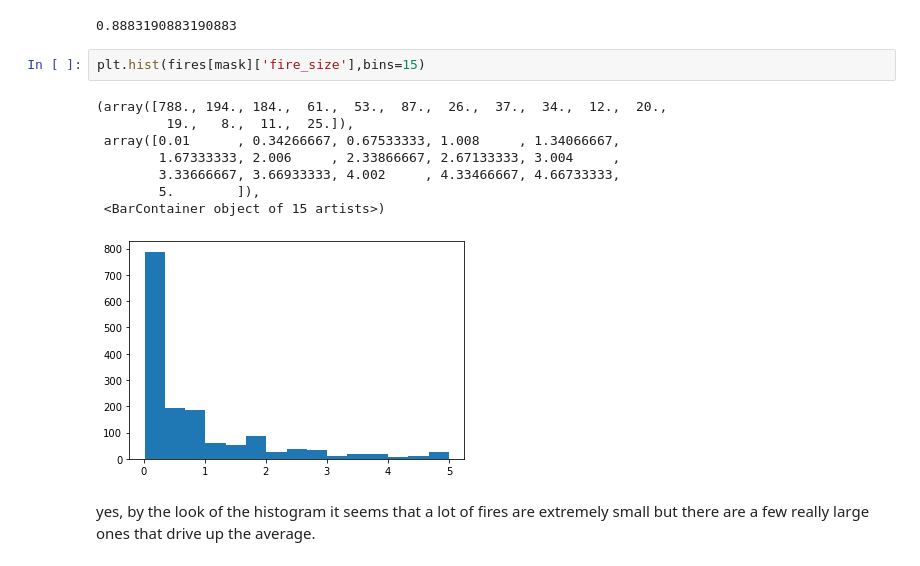
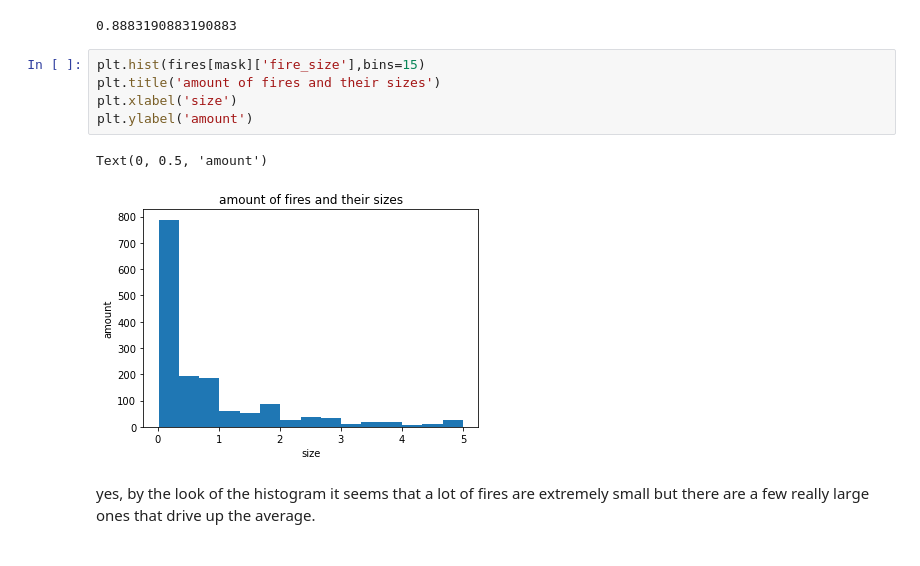
Before and after one commit to Michael-Bellaver/cmse202-s21-turnin, a Jupyter notebook: hw-02/HW-02_PandasReviewAndPythonObjects-STUDENT.ipynb, the cells around one changed output. Saved outputs shown, nothing was run; the diff lists cells and outputs as text.

```diff
--- a/hw-02/HW-02_PandasReviewAndPythonObjects-STUDENT.ipynb
+++ b/hw-02/HW-02_PandasReviewAndPythonObjects-STUDENT.ipynb
@@ -173,15 +176,12 @@ print(fraction)
 0.8883190883190883
 # %%
 plt.hist(fires[mask]['fire_size'],bins=15)
+plt.title('amount of fires and their sizes')
+plt.xlabel('size')
+plt.ylabel('amount')
 # %% [output]
-(array([788., 194., 184.,  61.,  53.,  87.,  26.,  37.,  34.,  12.,  20.,
-         19.,   8.,  11.,  25.]),
- array([0.01      , 0.34266667, 0.67533333, 1.008     , 1.34066667,
-        1.67333333, 2.006     , 2.33866667, 2.67133333, 3.004     ,
-        3.33666667, 3.66933333, 4.002     , 4.33466667, 4.66733333,
-        5.        ]),
- <BarContainer object of 15 artists>)
+Text(0, 0.5, 'amount')
-[figure, old version]
+[figure, new version]
 # %% [markdown]
 yes, by the look of the histogram it seems that a lot of fires are extremely small but there are a few really large ones that drive up the average.
 # %% [markdown]
```
Also changed, not shown: parts of 3 cells of this notebook.
